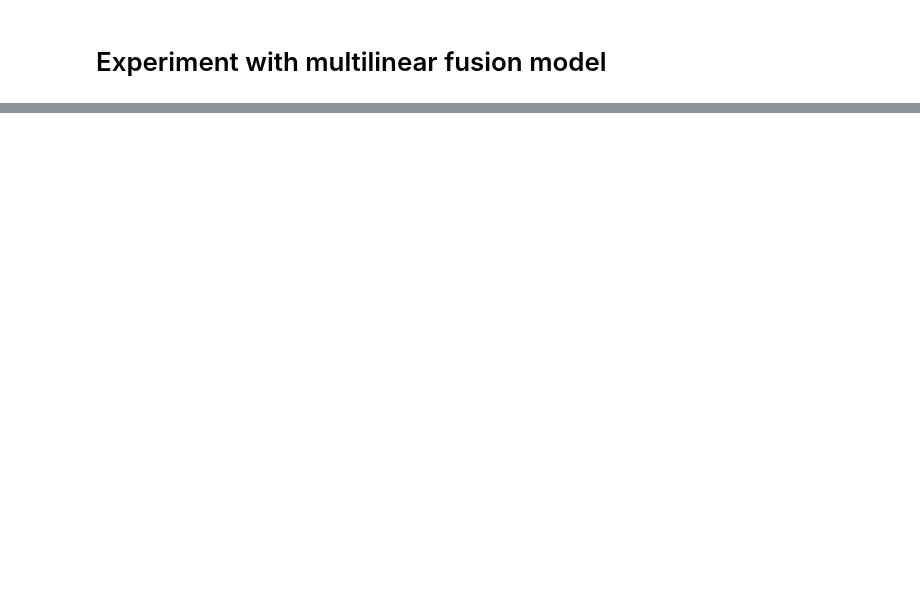
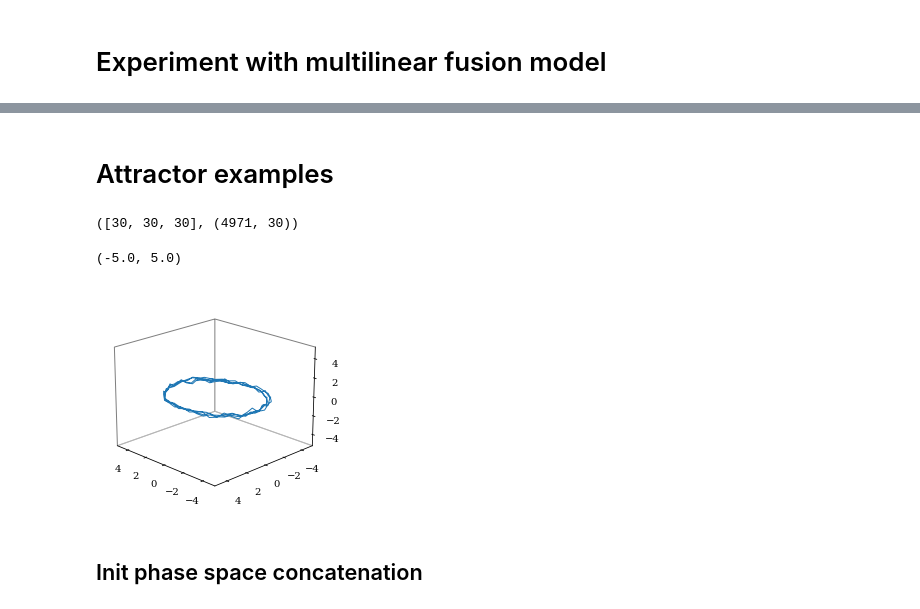
Before and after one commit to Denis-Tihonov/tensor-dynamic-univariate-ts-pytorch, a Jupyter notebook: notebook/2_tensor_nn_autoencoder.ipynb, the cells around one changed output, grey strips where cells are left out. Cells and saved outputs as stored; diff of their text form; code cells hidden in the pictures; blank space fills up the shorter version.

```diff
--- a/notebook/2_tensor_nn_autoencoder.ipynb
+++ b/notebook/2_tensor_nn_autoencoder.ipynb
@@ -237,0 +258,37 @@ def make_ts(person, activity):
+# %% [markdown]
+# Attractor examples
+# %%
+person = 1
+activity = 'jog_16'
+# activity = 'wlk_7'
+
+freq_n = 1
+lag = 30
+
+attractor_dim = 3
+rank = 30
+# %%
+# x, y, z = make_ts(person, activity)
+x = np.sin(np.linspace(0,650,5000))+np.random.rand(5000)*0.5
+y = np.cos(np.linspace(0,650,5000))+np.random.rand(5000)*0.5
+z = np.sin(np.linspace(0,650,5000)+10)+np.random.rand(5000)*0.5
+
+Xs = [
+    delay_embedding_matrix(x, lag, fit_intercept=False)[:,::freq_n],
+    delay_embedding_matrix(y, lag, fit_intercept=False)[:,::freq_n],
+    delay_embedding_matrix(z, lag, fit_intercept=False)[:,::freq_n]
+]
+x_dims = [x.shape[1] for x in Xs]
+x_dims, Xs[0].shape
+# %% [output]
+([30, 30, 30], (4971, 30))
+# %%
+ax = plot_phase_trajectory(PCA(3).fit_transform(np.concatenate(Xs))[:200,:], rotation=(0, 0, 0))
+ax.set_xlim(-5,5)
+ax.set_ylim(-5,5)
+ax.set_zlim(-5,5)
+# %% [output]
+(-5.0, 5.0)
+[figure, added]
+# %% [markdown]
+## Init phase space concatenation
```
Also changed, not shown: parts of 30 cells of this notebook.
